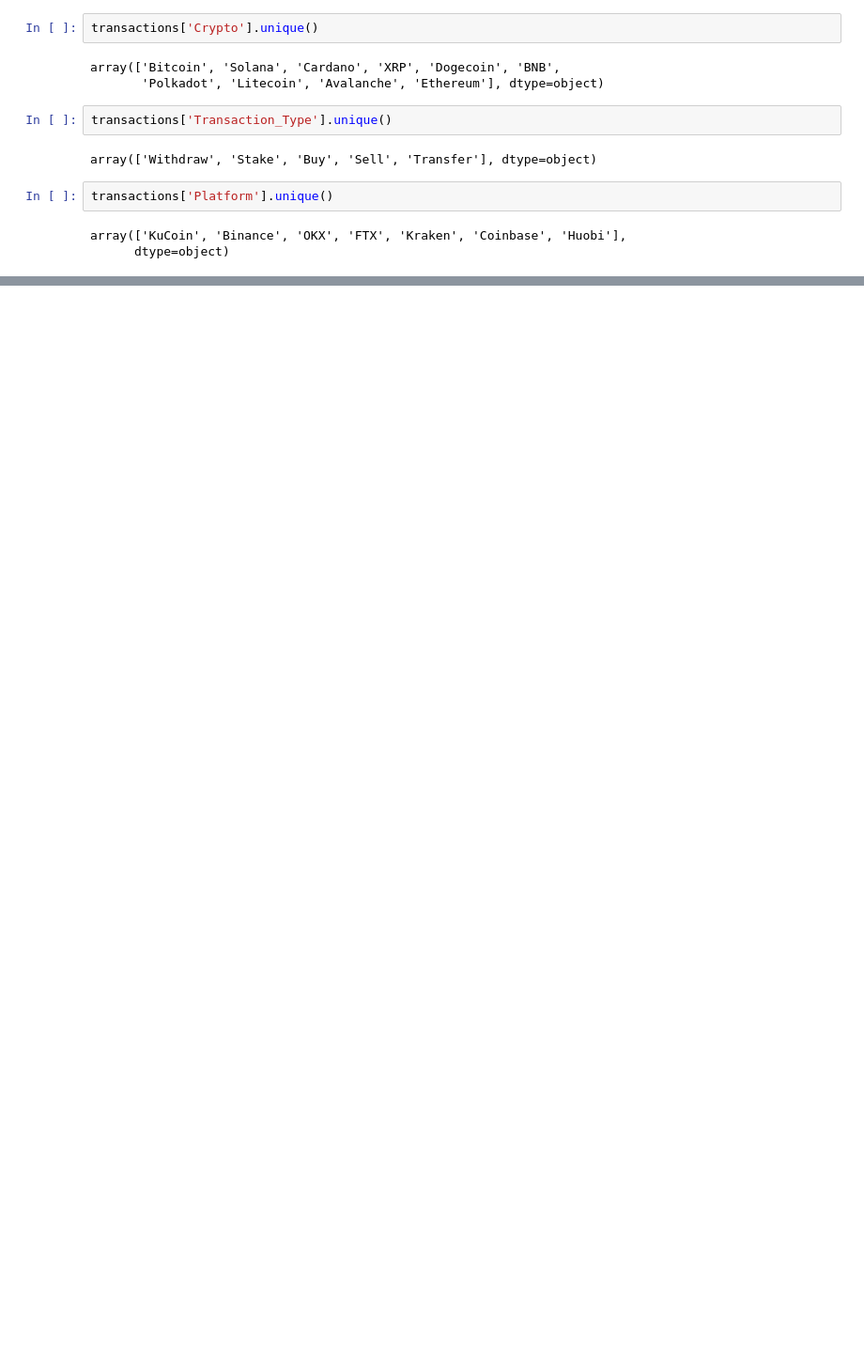
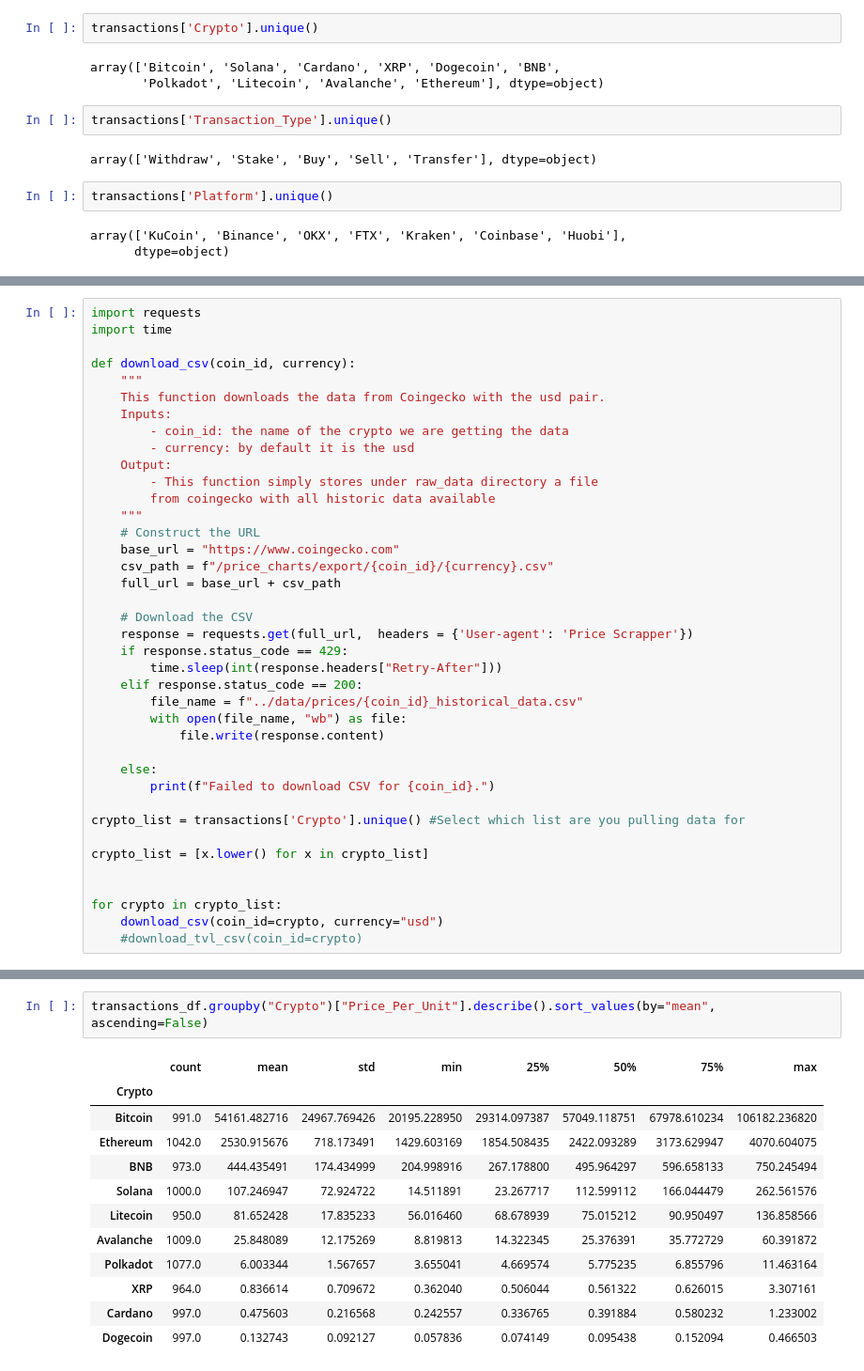
Before and after one commit to MarcLlopart/Crypto-Analysis, a Jupyter notebook: src/1_eda.ipynb, the cells around one changed output, grey strips where cells are left out. Shown: that part at 94% size. Cells and saved outputs as stored; diff of their text form; blank space fills up the shorter version.

```diff
--- a/src/1_eda.ipynb
+++ b/src/1_eda.ipynb
@@ -72,0 +128,39 @@ transactions['Crypto'].unique()
+# %%
+import requests
+import time
+
+def download_csv(coin_id, currency):
+    """
+    This function downloads the data from Coingecko with the usd pair.
+    Inputs:
+        - coin_id: the name of the crypto we are getting the data
+        - currency: by default it is the usd
+    Output:
+        - This function simply stores under raw_data directory a file
+        from coingecko with all historic data available
+    """
+    # Construct the URL
+    base_url = "https://www.coingecko.com"
+    csv_path = f"/price_charts/export/{coin_id}/{currency}.csv"
+    full_url = base_url + csv_path
+
+    # Download the CSV
+    response = requests.get(full_url,  headers = {'User-agent': 'Price Scrapper'})
+    if response.status_code == 429:
+        time.sleep(int(response.headers["Retry-After"]))
+    elif response.status_code == 200:
+        file_name = f"../data/prices/{coin_id}_historical_data.csv"
+        with open(file_name, "wb") as file:
+            file.write(response.content)
+
+    else:
+        print(f"Failed to download CSV for {coin_id}.")
+
+crypto_list = transactions['Crypto'].unique() #Select which list are you pulling data for
+
+crypto_list = [x.lower() for x in crypto_list]
+
+
+for crypto in crypto_list:
+    download_csv(coin_id=crypto, currency="usd")
+    #download_tvl_csv(coin_id=crypto)
@@ -72,0 +283,15 @@ transactions['Crypto'].unique()
+# %%
+transactions_df.groupby("Crypto")["Price_Per_Unit"].describe().sort_values(by="mean", ascending=False)
+# %% [output]
+|  | count | mean | std | min | 25% | 50% | 75% | max |
+| Crypto |  |  |  |  |  |  |  |  |
+| Bitcoin | 991.0 | 54161.482716 | 24967.769426 | 20195.228950 | 29314.097387 | 57049.118751 | 67978.610234 | 106182.236820 |
+| Ethereum | 1042.0 | 2530.915676 | 718.173491 | 1429.603169 | 1854.508435 | 2422.093289 | 3173.629947 | 4070.604075 |
+| BNB | 973.0 | 444.435491 | 174.434999 | 204.998916 | 267.178800 | 495.964297 | 596.658133 | 750.245494 |
+| Solana | 1000.0 | 107.246947 | 72.924722 | 14.511891 | 23.267717 | 112.599112 | 166.044479 | 262.561576 |
+| Litecoin | 950.0 | 81.652428 | 17.835233 | 56.016460 | 68.678939 | 75.015212 | 90.950497 | 136.858566 |
+| Avalanche | 1009.0 | 25.848089 | 12.175269 | 8.819813 | 14.322345 | 25.376391 | 35.772729 | 60.391872 |
+| Polkadot | 1077.0 | 6.003344 | 1.567657 | 3.655041 | 4.669574 | 5.775235 | 6.855796 | 11.463164 |
+| XRP | 964.0 | 0.836614 | 0.709672 | 0.362040 | 0.506044 | 0.561322 | 0.626015 | 3.307161 |
+| Cardano | 997.0 | 0.475603 | 0.216568 | 0.242557 | 0.336765 | 0.391884 | 0.580232 | 1.233002 |
+| Dogecoin | 997.0 | 0.132743 | 0.092127 | 0.057836 | 0.074149 | 0.095438 | 0.152094 | 0.466503 |
```
Also changed, not shown: parts of 15 cells of this notebook, 1 other file.
